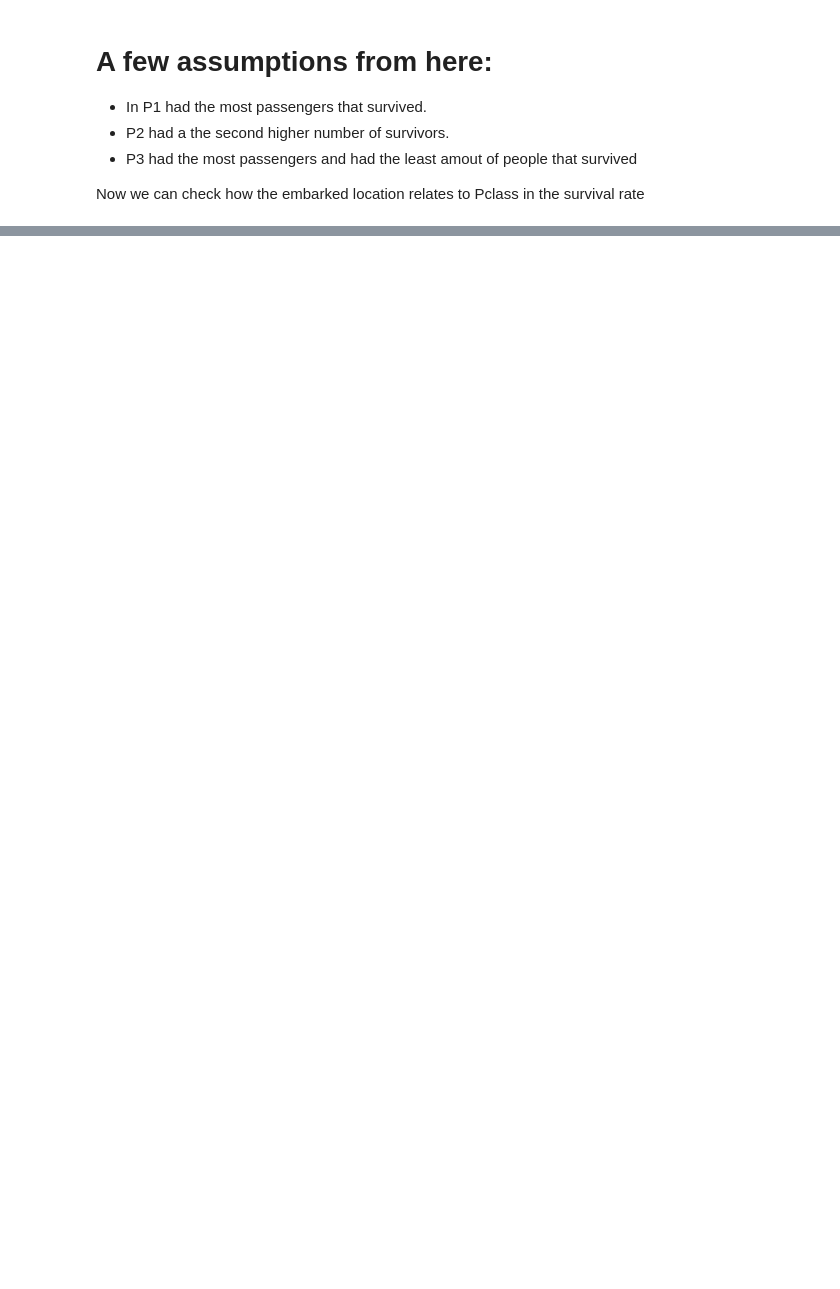
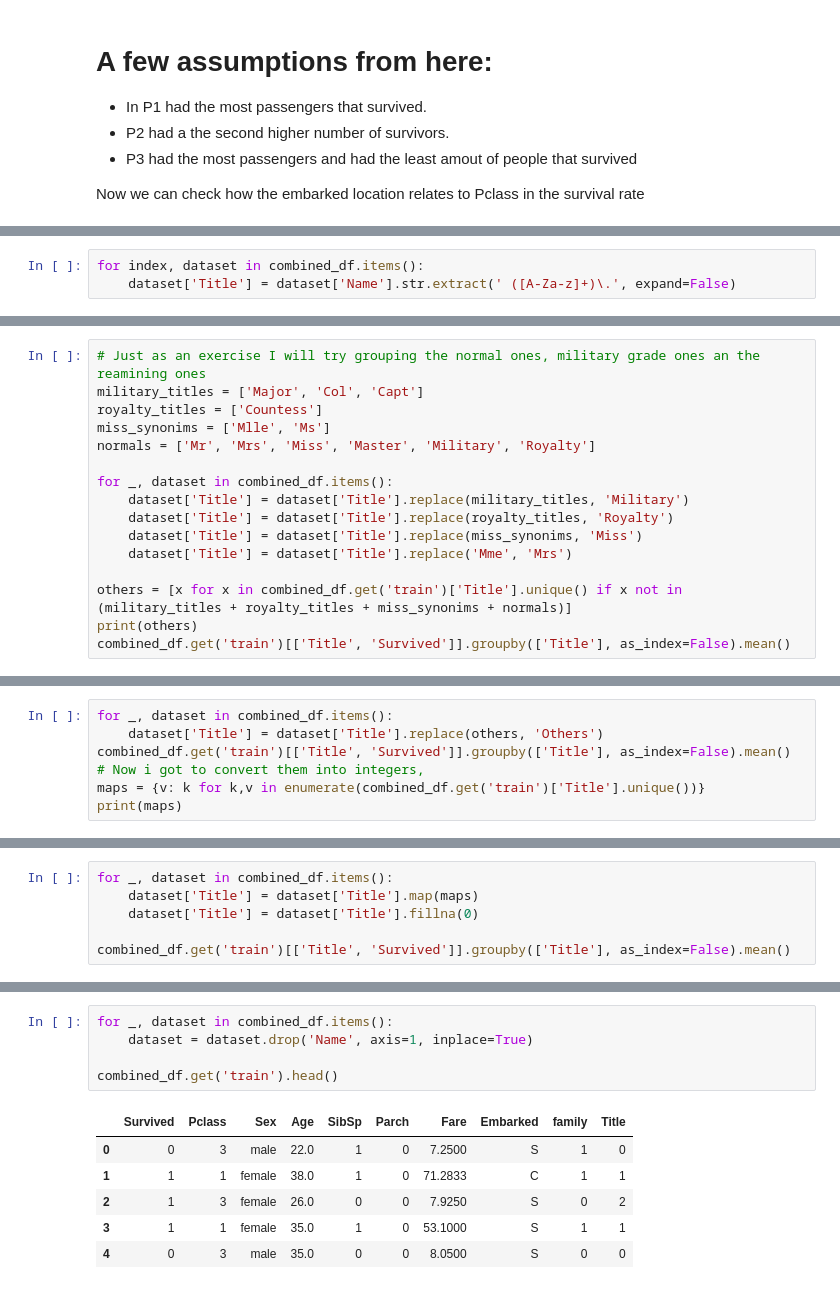
Before and after one commit to henriqueetges/TitanicPrediction, a Jupyter notebook: Notebook.ipynb, the cells around one changed output, grey strips where cells are left out. Drawn from its saved outputs; the diff is of its cells as text; blank space fills up the shorter version.

```diff
--- a/Notebook.ipynb
+++ b/Notebook.ipynb
@@ -127,0 +174,3 @@ plt.show()
+# %%
+for index, dataset in combined_df.items():
+    dataset['Title'] = dataset['Name'].str.extract(' ([A-Za-z]+)\.', expand=False)
@@ -127,0 +201,16 @@ plt.show()
+# %%
+# Just as an exercise I will try grouping the normal ones, military grade ones an the reamining ones
+military_titles = ['Major', 'Col', 'Capt']
+royalty_titles = ['Countess']
+miss_synonims = ['Mlle', 'Ms']
+normals = ['Mr', 'Mrs', 'Miss', 'Master', 'Military', 'Royalty']
+
+for _, dataset in combined_df.items():
+    dataset['Title'] = dataset['Title'].replace(military_titles, 'Military')
+    dataset['Title'] = dataset['Title'].replace(royalty_titles, 'Royalty')
+    dataset['Title'] = dataset['Title'].replace(miss_synonims, 'Miss')
+    dataset['Title'] = dataset['Title'].replace('Mme', 'Mrs')
+
+others = [x for x in combined_df.get('train')['Title'].unique() if x not in (military_titles + royalty_titles + miss_synonims + normals)]
+print(others)
+combined_df.get('train')[['Title', 'Survived']].groupby(['Title'], as_index=False).mean()
@@ -127,0 +232,7 @@ plt.show()
+# %%
+for _, dataset in combined_df.items():
+    dataset['Title'] = dataset['Title'].replace(others, 'Others')
+combined_df.get('train')[['Title', 'Survived']].groupby(['Title'], as_index=False).mean()
+# Now i got to convert them into integers,
+maps = {v: k for k,v in enumerate(combined_df.get('train')['Title'].unique())}
+print(maps)
@@ -127,0 +241,6 @@ plt.show()
+# %%
+for _, dataset in combined_df.items():
+    dataset['Title'] = dataset['Title'].map(maps)
+    dataset['Title'] = dataset['Title'].fillna(0)
+
+combined_df.get('train')[['Title', 'Survived']].groupby(['Title'], as_index=False).mean()
@@ -127,0 +256,12 @@ plt.show()
+# %%
+for _, dataset in combined_df.items():
+    dataset = dataset.drop('Name', axis=1, inplace=True)
+
+combined_df.get('train').head()
+# %% [output]
+|  | Survived | Pclass | Sex | Age | SibSp | Parch | Fare | Embarked | family | Title |
+| 0 | 0 | 3 | male | 22.0 | 1 | 0 | 7.2500 | S | 1 | 0 |
+| 1 | 1 | 1 | female | 38.0 | 1 | 0 | 71.2833 | C | 1 | 1 |
+| 2 | 1 | 3 | female | 26.0 | 0 | 0 | 7.9250 | S | 0 | 2 |
+| 3 | 1 | 1 | female | 35.0 | 1 | 0 | 53.1000 | S | 1 | 1 |
+| 4 | 0 | 3 | male | 35.0 | 0 | 0 | 8.0500 | S | 0 | 0 |
```
Also changed, not shown: parts of 20 cells of this notebook, 1 other file.
